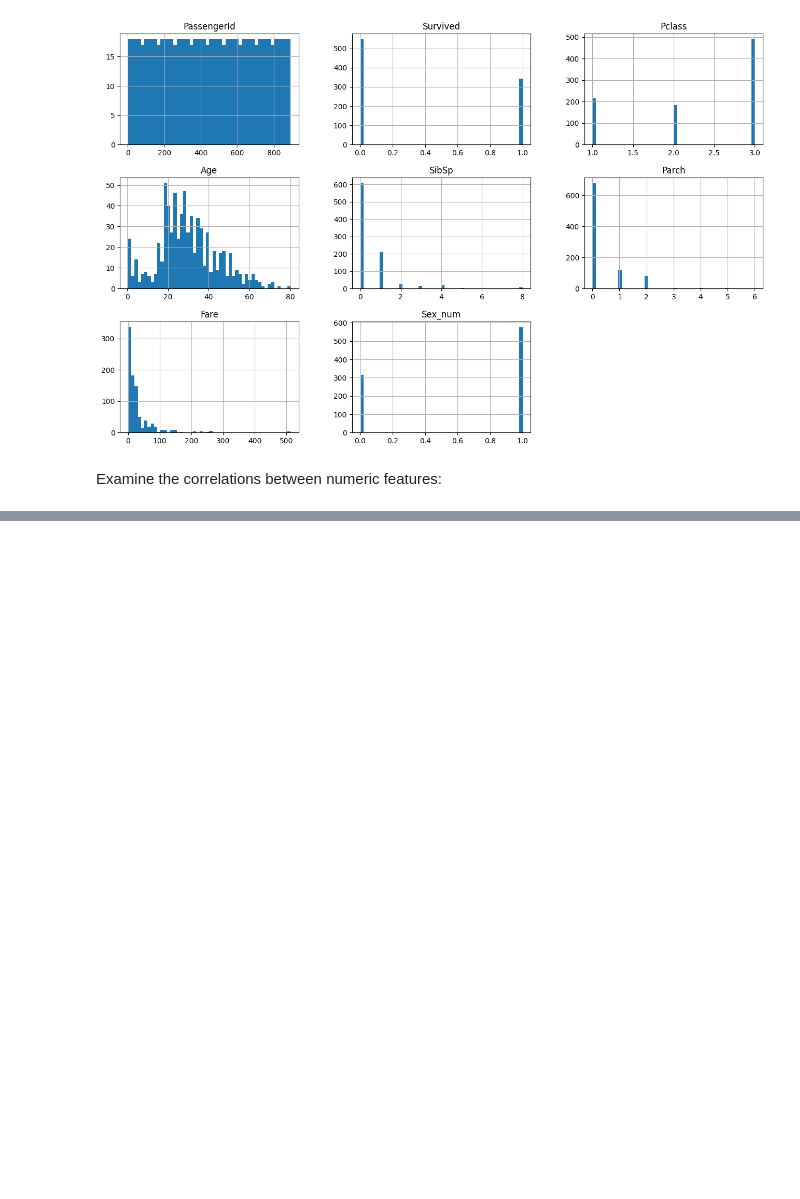
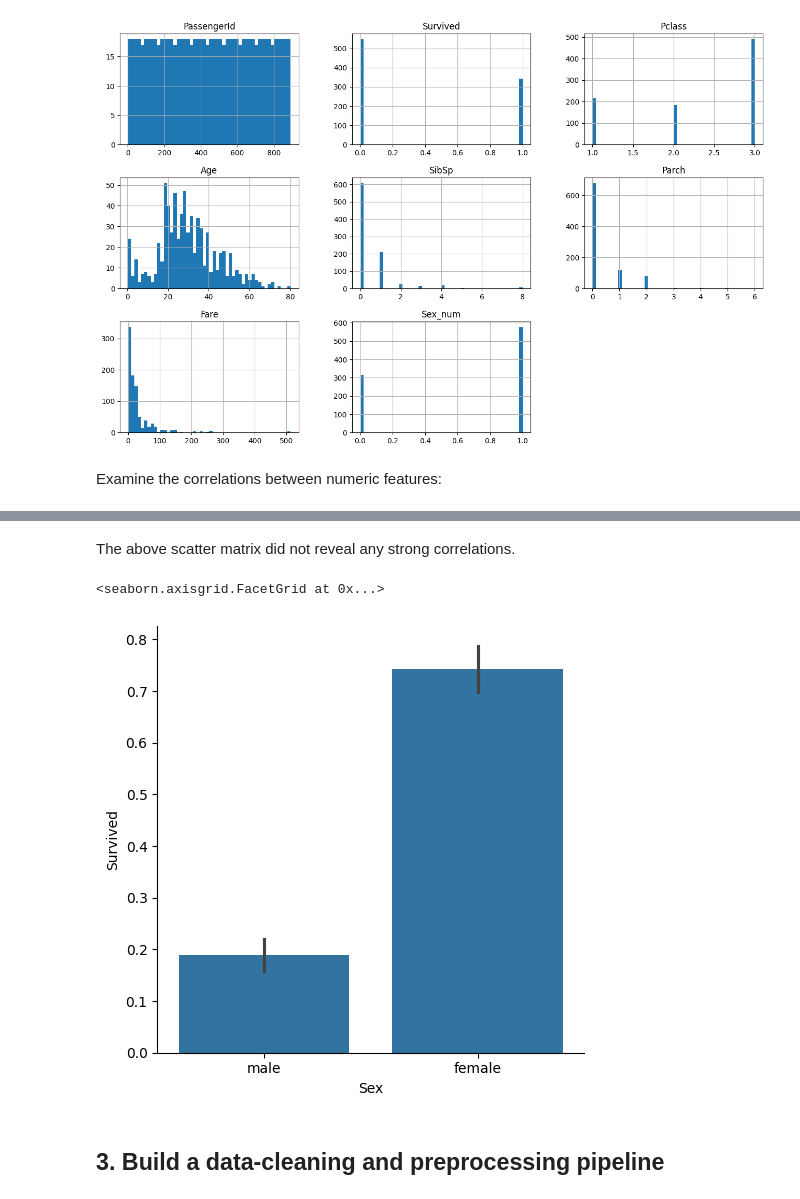
Before and after one commit to AbigailDerton/titanic-ml, a Jupyter notebook: Titanic_Survival_Kaggle.ipynb, the cells around one changed output, grey strips where cells are left out. Saved outputs shown, nothing was run; the diff lists cells and outputs as text; code cells hidden in the pictures; blank space fills up the shorter version.

```diff
--- a/Titanic_Survival_Kaggle.ipynb
+++ b/Titanic_Survival_Kaggle.ipynb
@@ -100,0 +107,10 @@ Examine the correlations between numeric features:
+# %% [markdown]
+The above scatter matrix did not reveal any strong correlations.
+# %%
+#sns.catplot(data=train_set, x="Sex", y="Survived", hue="Pclass", kind="bar")
+sns.catplot(data=train_set, x="Sex", y="Survived", kind="bar")
+# %% [output]
+<seaborn.axisgrid.FacetGrid at 0x...>
+[figure, added]
+# %% [markdown]
+## 3. Build a data-cleaning and preprocessing pipeline
```
Also changed, not shown: parts of 3 cells of this notebook.
